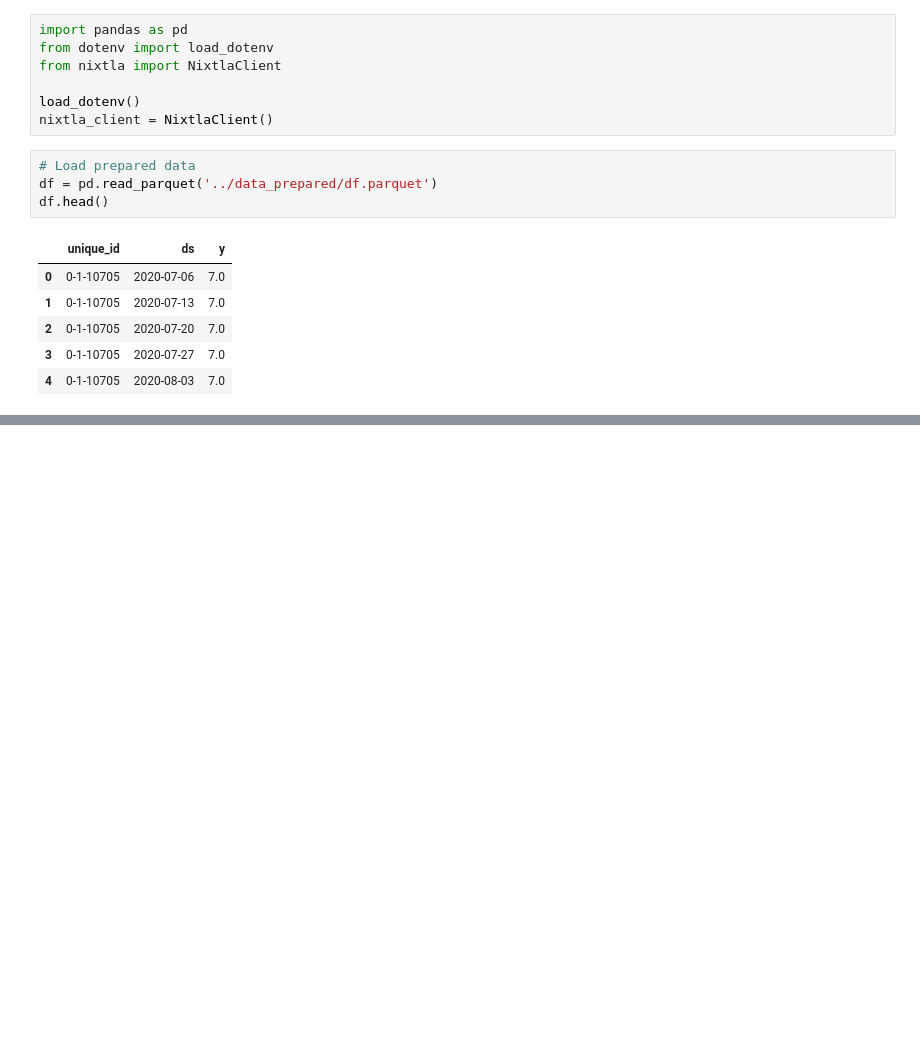
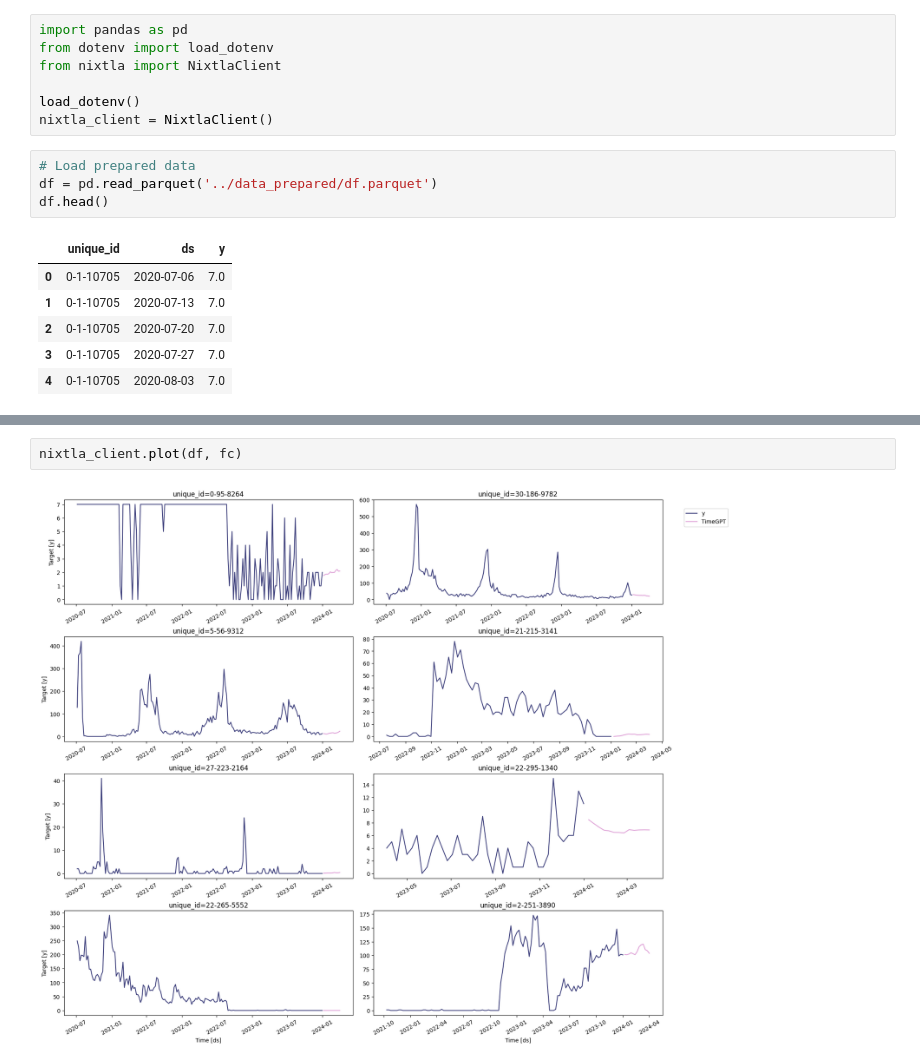
Before and after one commit to MMenchero/modern_forecasting_course, a Jupyter notebook: nbs/04_timegpt.ipynb, the cells around one changed output, grey strips where cells are left out. Cells and saved outputs as stored; diff of their text form; blank space fills up the shorter version.

```diff
--- a/nbs/04_timegpt.ipynb
+++ b/nbs/04_timegpt.ipynb
@@ -36,0 +44,4 @@ KeyboardInterrupt:
+# %%
+nixtla_client.plot(df, fc)
+# %% [output]
+[figure, added]
```
Also changed, not shown: parts of 5 cells of this notebook, 2 other files.
